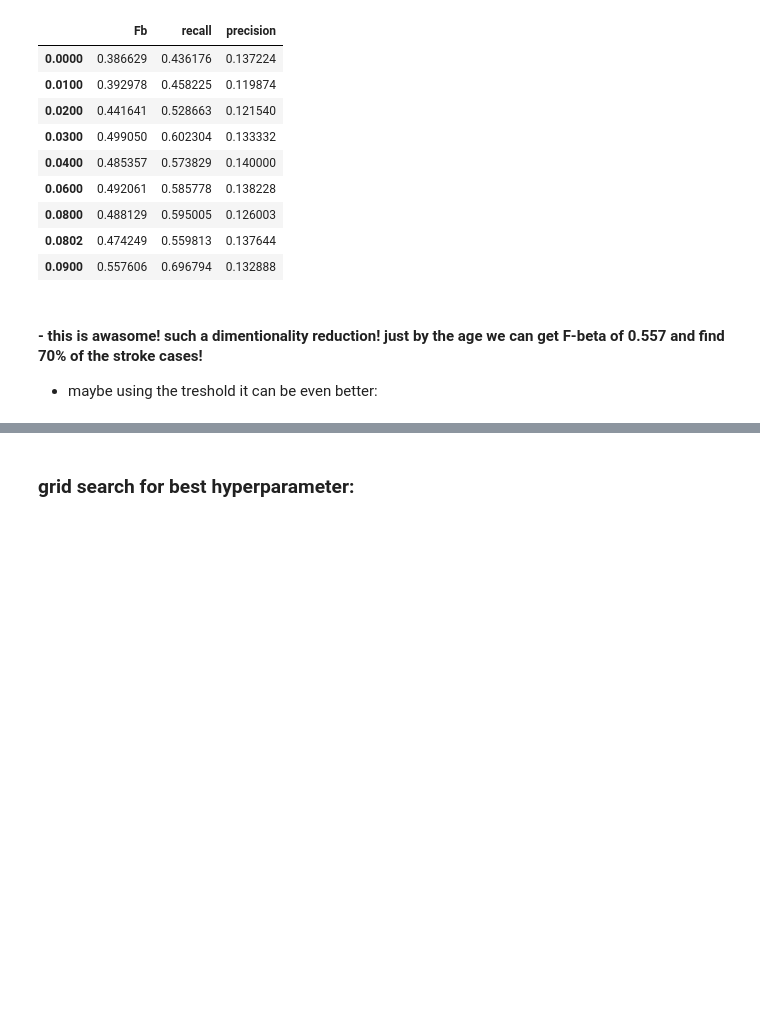
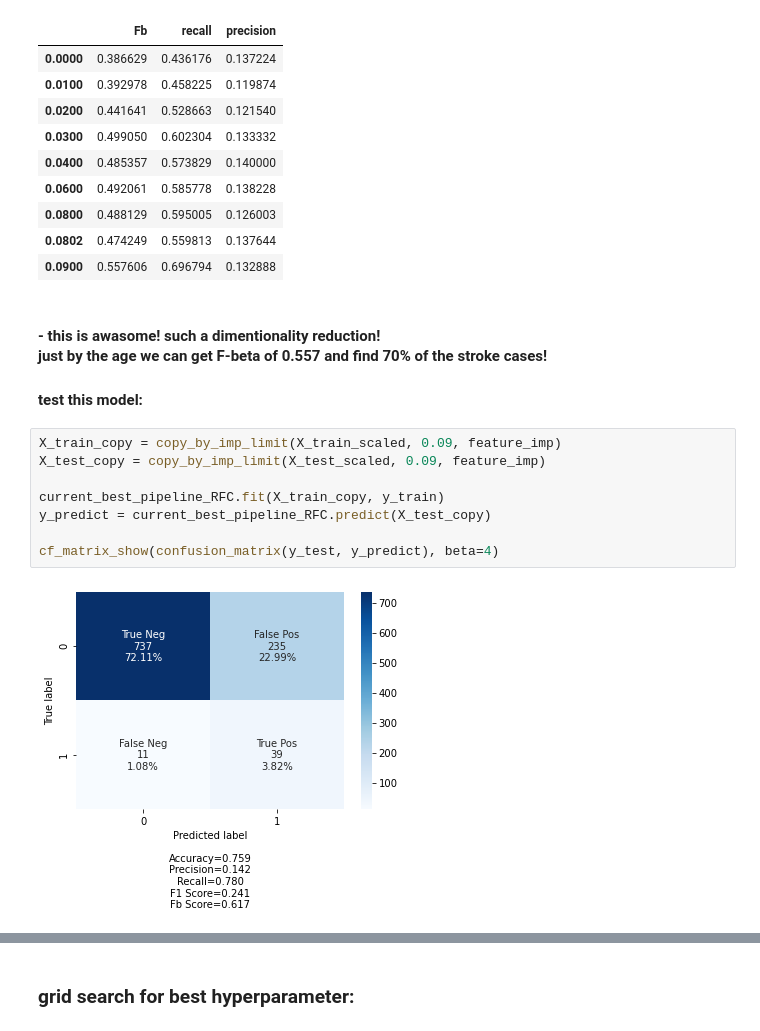
Before and after one commit to idankam/DataScienceCourseProject, a Jupyter notebook: Classification Notebook.ipynb, the cells around one changed output, grey strips where cells are left out. Drawn from its saved outputs; the diff is of its cells as text; blank space fills up the shorter version.

```diff
--- a/Classification Notebook.ipynb
+++ b/Classification Notebook.ipynb
@@ -1778,6 +1778,16 @@ limits
 | 0.0802 | 0.474249 | 0.559813 | 0.137644 |
 | 0.0900 | 0.557606 | 0.696794 | 0.132888 |
 # %% [markdown]
-#### - this is awasome! such a dimentionality reduction! just by the age we can get F-beta of 0.557 and find 70% of the stroke cases!
+#### - this is awasome! such a dimentionality reduction!<br> just by the age we can get F-beta of 0.557 and find 70% of the stroke cases!
 
-- maybe using the treshold it can be even better:
+#### test this model:
+# %%
+X_train_copy = copy_by_imp_limit(X_train_scaled, 0.09, feature_imp)
+X_test_copy = copy_by_imp_limit(X_test_scaled, 0.09, feature_imp)
+
+current_best_pipeline_RFC.fit(X_train_copy, y_train)
+y_predict = current_best_pipeline_RFC.predict(X_test_copy)
+
+cf_matrix_show(confusion_matrix(y_test, y_predict), beta=4)
+# %% [output]
+[figure, added]
```
Also changed, not shown: parts of 34 cells of this notebook.
